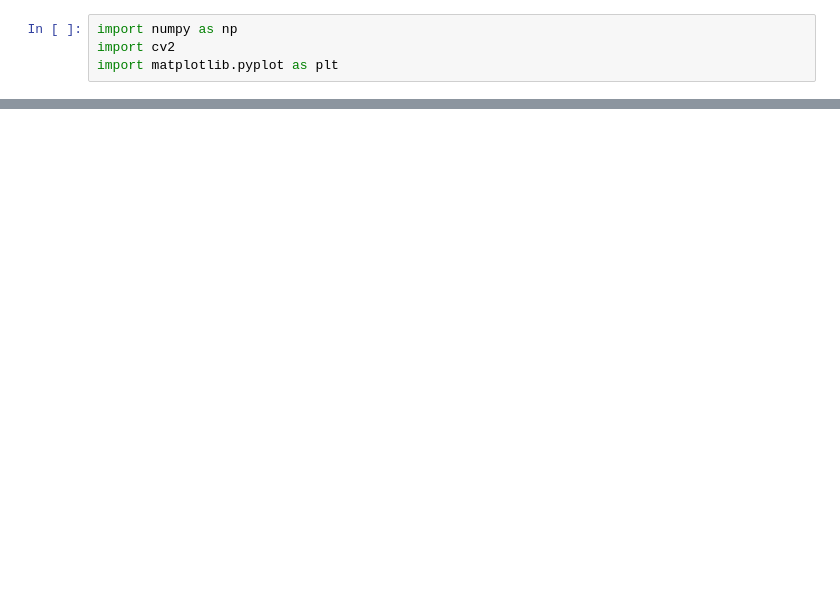
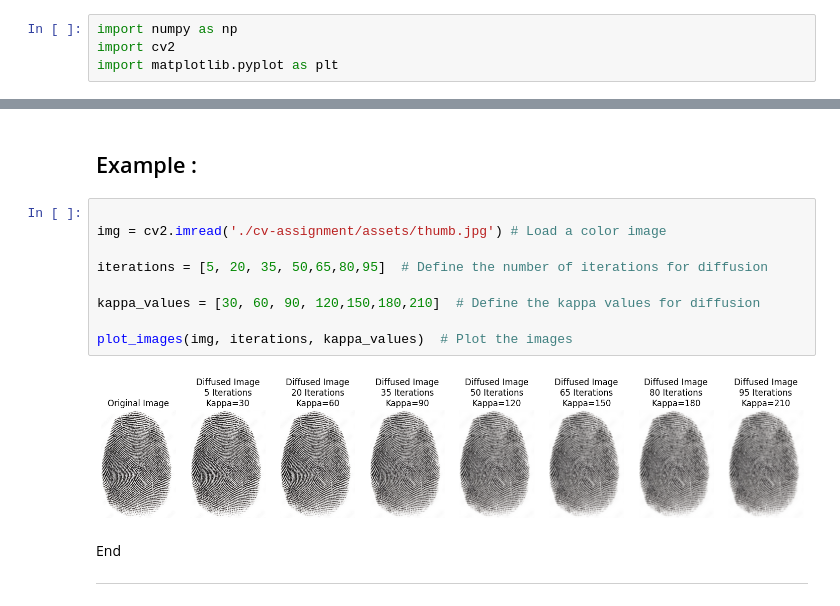
Before and after one commit to ranjanchoubey/cv-assignment, a Jupyter notebook: Anisotropic-Diffusion.ipynb, the cells around one changed output, grey strips where cells are left out. Cells and saved outputs as stored; diff of their text form; blank space fills up the shorter version.

```diff
--- a/Anisotropic-Diffusion.ipynb
+++ b/Anisotropic-Diffusion.ipynb
@@ -94,0 +93,17 @@ plot_images(img, iterations, kappa_values)  # Plot the images
+# %% [markdown]
+## Example :
+# %%
+
+img = cv2.imread('./cv-assignment/assets/thumb.jpg') # Load a color image
+
+iterations = [5, 20, 35, 50,65,80,95]  # Define the number of iterations for diffusion
+
+kappa_values = [30, 60, 90, 120,150,180,210]  # Define the kappa values for diffusion
+
+plot_images(img, iterations, kappa_values)  # Plot the images
+# %% [output]
+[figure, added]
+# %% [markdown]
+End
+
+---
```
Also changed, not shown: parts of 3 cells of this notebook.
